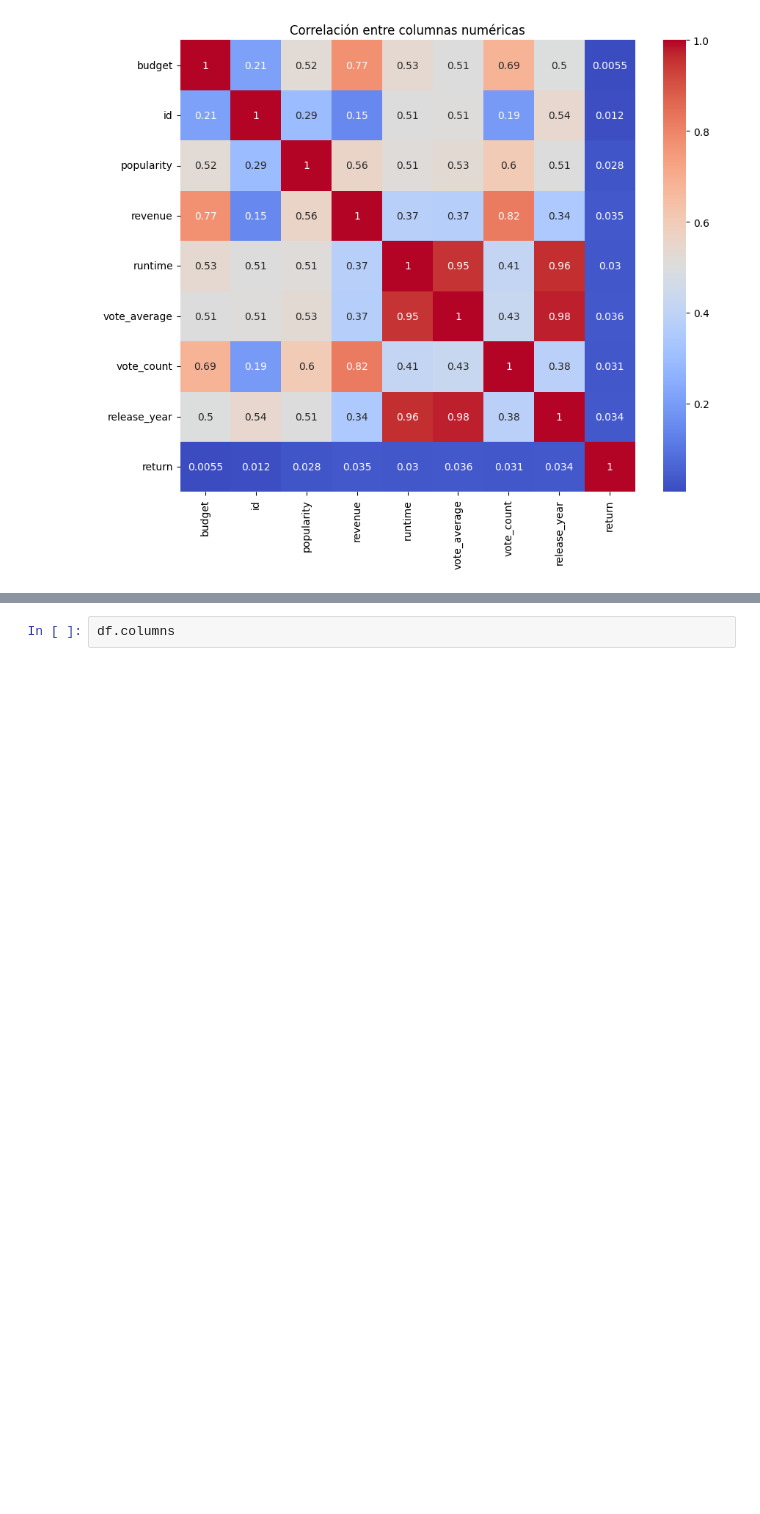
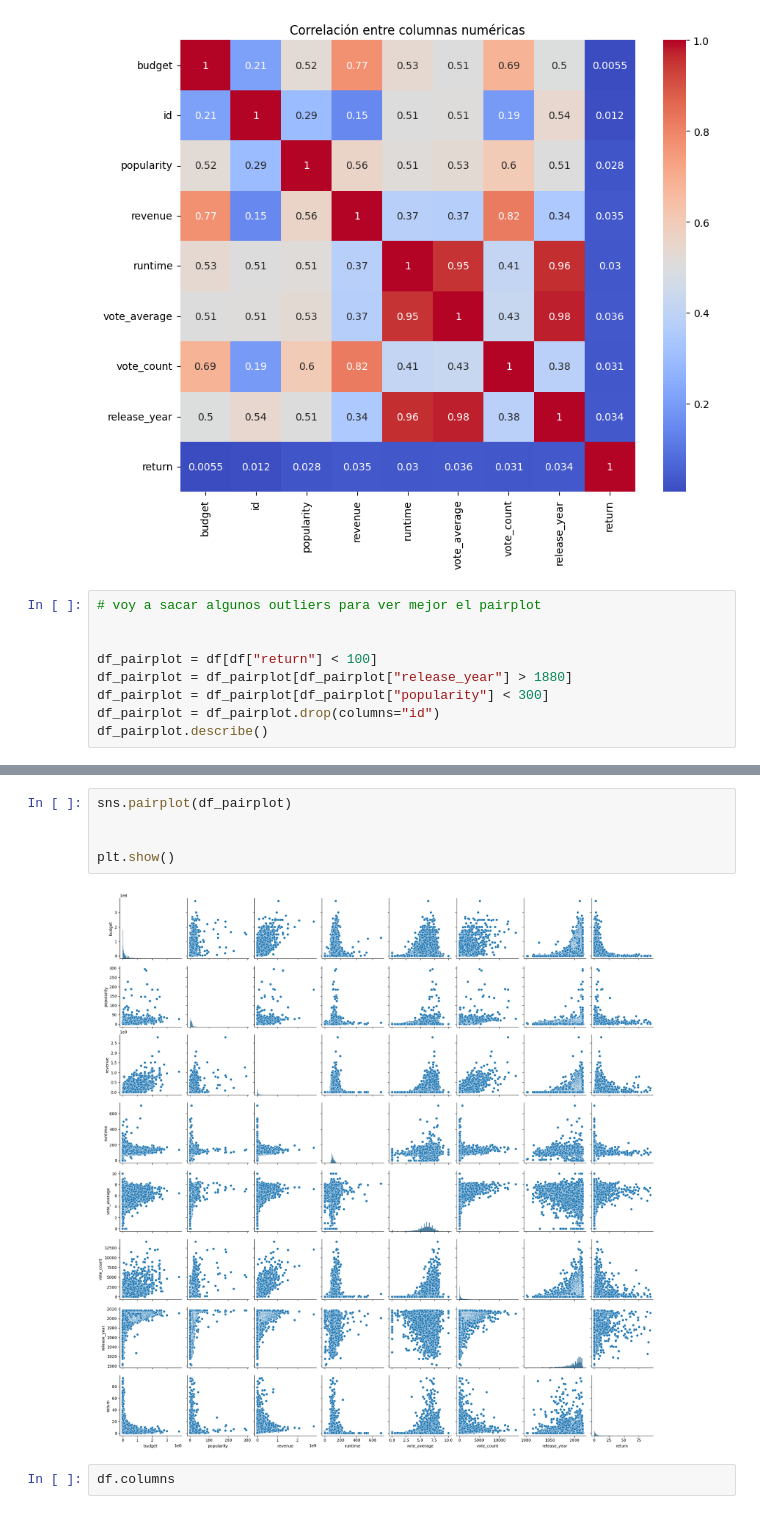
Before and after one commit to aseba10/Proyecto_Individual_1_Henry, a Jupyter notebook: EDA.ipynb, the cells around one changed output, grey strips where cells are left out. Saved outputs shown, nothing was run; the diff lists cells and outputs as text; blank space fills up the shorter version.

```diff
--- a/EDA.ipynb
+++ b/EDA.ipynb
@@ -311,3 +290,12 @@ plt.title("Correlación entre columnas numéricas")
 plt.show()
 # %% [output]
 [figure]
+# %%
+# voy a sacar algunos outliers para ver mejor el pairplot
+
+
+df_pairplot = df[df["return"] < 100]
+df_pairplot = df_pairplot[df_pairplot["release_year"] > 1880]
+df_pairplot = df_pairplot[df_pairplot["popularity"] < 300]
+df_pairplot = df_pairplot.drop(columns="id")
+df_pairplot.describe()
@@ -314,3 +312,10 @@ plt.show()
+# %%
+sns.pairplot(df_pairplot)
+
+
+plt.show()
+# %% [output]
+[figure, added]
 # %%
 df.columns
 # %% [output]
```
Also changed, not shown: parts of 29 cells of this notebook, 2 other files.
